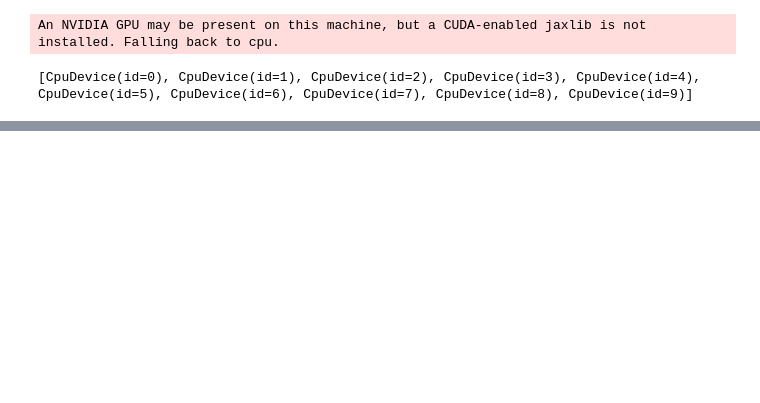
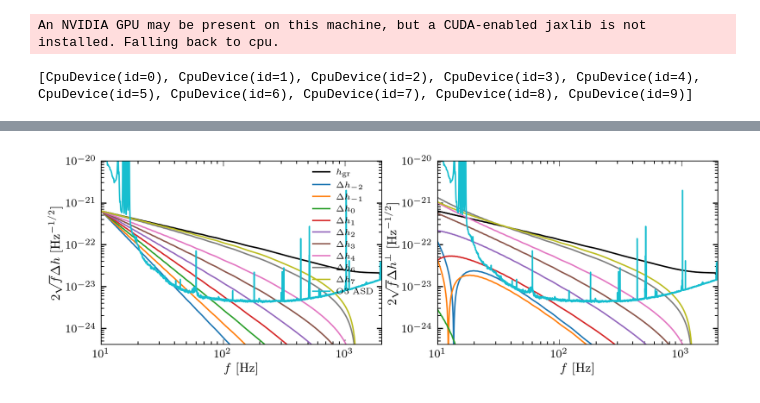
Before and after one commit to BrianCSeymour/geo-tgr, a Jupyter notebook: pn-degen-plot-v3.ipynb, the cells around one changed output, grey strips where cells are left out. Saved outputs shown, nothing was run; the diff lists cells and outputs as text; code cells hidden in the pictures; blank space fills up the shorter version.

```diff
--- a/pn-degen-plot-v3.ipynb
+++ b/pn-degen-plot-v3.ipynb
@@ -195,0 +253,46 @@ display_side_by_side(df1,df2, df3, df4)
+# %%
+res = get_stuff(3)
+freqs = res['freqs']
+h = res['h']
+asd = obj.psdO3**(1/2)
+# plt.loglog(freqs, 2*np.sqrt(freqs)*np.abs(h))
+
+default_figsize = plt.rcParams["figure.figsize"]
+fig, axes = plt.subplots(1, 2, figsize=(default_figsize[0] * 510/246, default_figsize[1]))
+
+line, = axes[0].loglog(freqs, 2*np.sqrt(freqs)*np.abs(h), label=r"$h_\mathrm{gr}$", c = "k")
+axes[1].loglog(freqs, 2*np.sqrt(freqs)*np.abs(h), c=line.get_color())
+
+
+
+for kinj in [-2, -1, 0, 1, 2, 3, 4, 6, 7]:
+    res = get_stuff(kinj)
+    freqs = res['freqs']
+    dh = res['dh']
+    dh_perp = res['dh_perp']
+
+
+    # line, = axes[0].plot(freqs, dpsi_inj - dpsi_inj[i], label=rf"$\delta\varphi_{{ {kinj} }}$")
+    # axes[1].plot(freqs, np.real(dpsi_perp - dpsi_perp[i]), c=line.get_color())
+    line, = axes[0].plot(freqs, 2*np.sqrt(freqs)*np.abs(dh), label=rf"$\Delta h_{{ {kinj} }}$")
+    axes[1].plot(freqs, 2*np.sqrt(freqs)*np.abs(dh_perp), c=line.get_color())
+
+line, = axes[0].plot(freqs, asd, label=r"O3 ASD")
+axes[1].plot(freqs, asd, c=line.get_color())
+
+axes[0].legend(loc=0)
+axes[0].set_xlim(10, 2000)
+axes[0].set_ylim(np.min(asd)/1e1, 1e-20)
+axes[0].set_xlabel("$f$ [Hz]")
+axes[0].set_ylabel("$2\sqrt{f}  \Delta h$  [Hz$^{-1/2}$]")
+axes[0].legend(loc=0)
+
+axes[1].set_xlim(10, 2000)
+axes[1].set_ylim(np.min(asd)/1e1, 1e-20)
+axes[1].set_xlabel("$f$ [Hz]")
+axes[1].set_ylabel("$2\sqrt{f} \Delta h^\perp$  [Hz$^{-1/2}$]")
+# fig.suptitle("$M_c = 3$")
+# plt.savefig(datestr + "-amplitude-PN-150914.pdf", bbox_inches='tight', pad_inches=0)
+plt.show()
+# %% [output]
+[figure, added]
```
Also changed, not shown: parts of 8 cells of this notebook, 8 other files.
